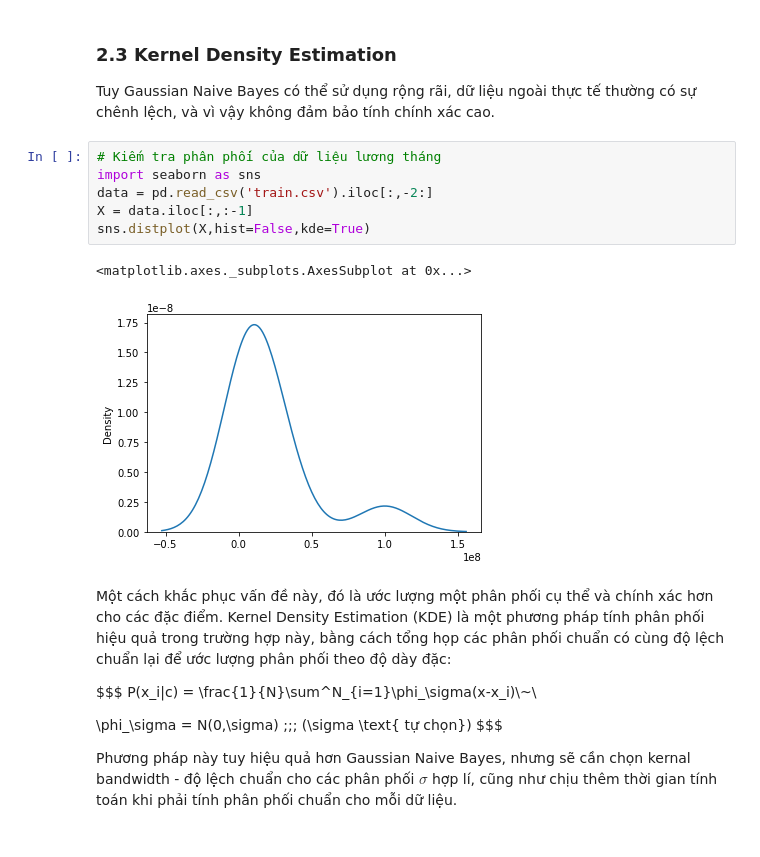
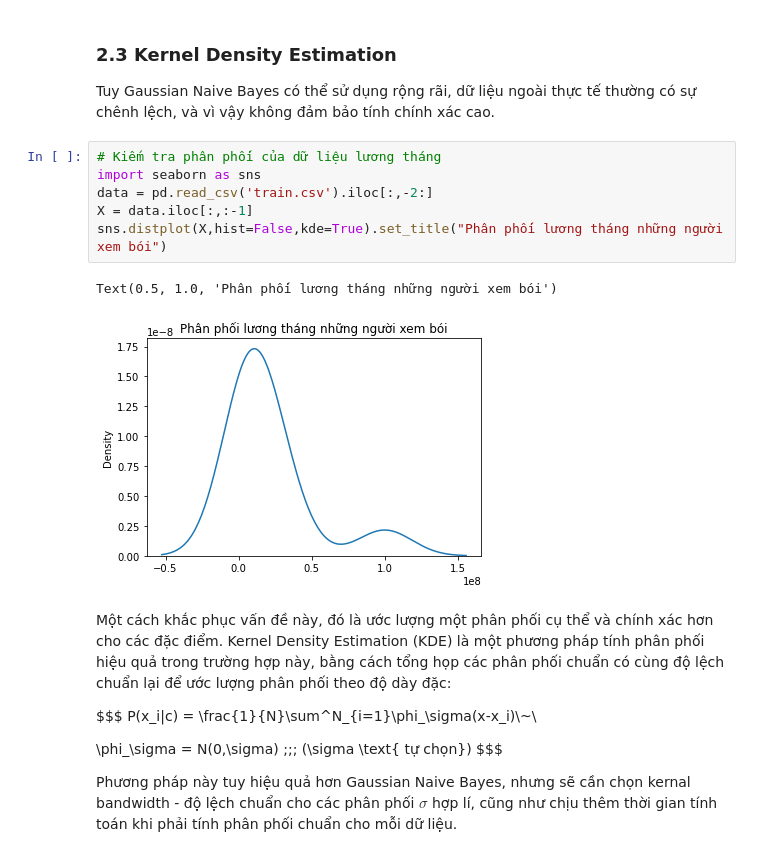
Before and after one commit to phamdinhkhanh/deepai-book, a Jupyter notebook: book/ch_donation/chuong4/probabilistic_classifier/nb_probabilistic_classifier.ipynb, the cells around one changed output. Cells and saved outputs as stored; diff of their text form.

```diff
--- a/book/ch_donation/chuong4/probabilistic_classifier/nb_probabilistic_classifier.ipynb
+++ b/book/ch_donation/chuong4/probabilistic_classifier/nb_probabilistic_classifier.ipynb
@@ -285,12 +285,12 @@ Tuy Gaussian Naive Bayes có thể sử dụng rộng rãi, dữ liệu ngoài t
 # %%
 # Kiếm tra phân phối của dữ liệu lương tháng
 import seaborn as sns
 data = pd.read_csv('train.csv').iloc[:,-2:]
 X = data.iloc[:,:-1]
-sns.distplot(X,hist=False,kde=True)
+sns.distplot(X,hist=False,kde=True).set_title("Phân phối lương tháng những người xem bói")
 # %% [output]
-<matplotlib.axes._subplots.AxesSubplot at 0x...>
+Text(0.5, 1.0, 'Phân phối lương tháng những người xem bói')
-[figure, old version]
+[figure, new version]
 # %% [markdown]
 Một cách khắc phục vấn đề này, đó là ước lượng một phân phối cụ thể và chính xác hơn cho các đặc điểm. Kernel Density Estimation (KDE) là một phương pháp tính phân phối hiệu quả trong trường hợp này, bằng cách tổng họp các phân phối chuẩn có cùng độ lệch chuẩn lại để ước lượng phân phối theo độ dày đặc:
 
```
Also changed, not shown: parts of 1 cell of this notebook.
